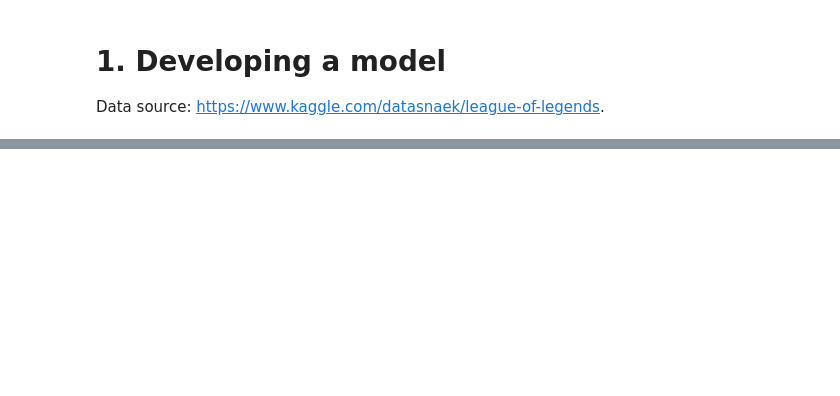
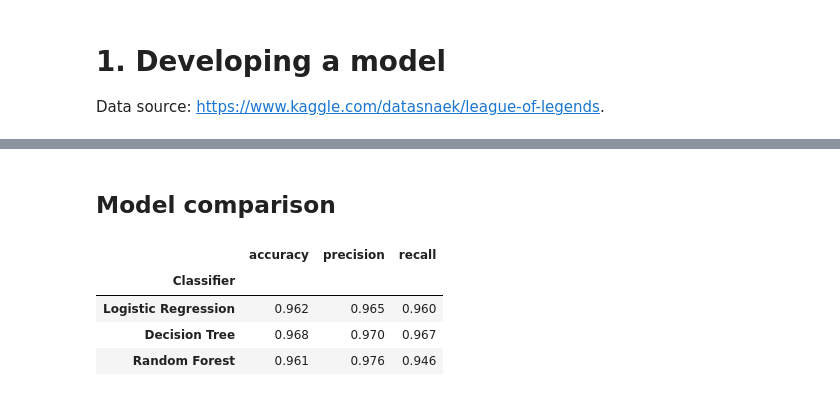
Before and after one commit to wlamnorman/League_of_legends_prediction, a Jupyter notebook: league_of_legends_pred.ipynb, the cells around one changed output, grey strips where cells are left out. Drawn from its saved outputs; the diff is of its cells as text; code cells hidden in the pictures; blank space fills up the shorter version.

```diff
--- a/league_of_legends_pred.ipynb
+++ b/league_of_legends_pred.ipynb
@@ -204,4 +3,0 @@ print("best param: ", grid_decision_tree.best_params_)
-# %%
-dt2=DecisionTreeClassifier(criterion='entropy',max_depth=8, splitter='best')
-dt2.fit(X_train,Y_train)
-print("score:", dt2.score(X_test,Y_test))
@@ -233,0 +85,6 @@ In my experience playing hon and dota, sometimes one team has problems ending th
+# %%
+# train test split
+X = games.drop(['winner'], axis='columns')
+y = games['winner']
+X_train, X_test, y_train, y_test = train_test_split(X, y, test_size=0.2,
+                                                    shuffle=True, random_state=2) # gives us 10,2k test games
@@ -233,0 +144,33 @@ In my experience playing hon and dota, sometimes one team has problems ending th
+# %% [markdown]
+## Model comparison
+# %%
+log_reg = LogisticRegression(fit_intercept=False)
+dt = DecisionTreeClassifier(criterion='gini',max_depth=8, splitter='best')
+rf = RandomForestClassifier(max_depth=3, criterion='gini')
+
+classifier_list = [
+    (log_reg, "Logistic Regression ")
+    ,(dt, "Decision Tree")
+    ,(rf, "Random Forest")
+            ]
+
+scores = defaultdict(list)
+for i, (clf, name) in enumerate(classifier_list):
+    clf.fit(X_train, Y_train)
+    y_prob = clf.predict_proba(X_test)
+    y_pred = clf.predict(X_test)
+    scores["Classifier"].append(name)
+
+    for metric in [accuracy_score, precision_score, recall_score]:
+        score_name = metric.__name__.replace("_", " ").replace("score", "")
+        scores[score_name].append(metric(Y_test, y_pred))
+
+    score_df = pd.DataFrame(scores).set_index("Classifier")
+
+score_df.round(decimals=3)
+# %% [output]
+|  | accuracy | precision | recall |
+| Classifier |  |  |  |
+| Logistic Regression | 0.962 | 0.965 | 0.960 |
+| Decision Tree | 0.968 | 0.970 | 0.967 |
+| Random Forest | 0.961 | 0.976 | 0.946 |
```
Also changed, not shown: parts of 41 cells of this notebook.
